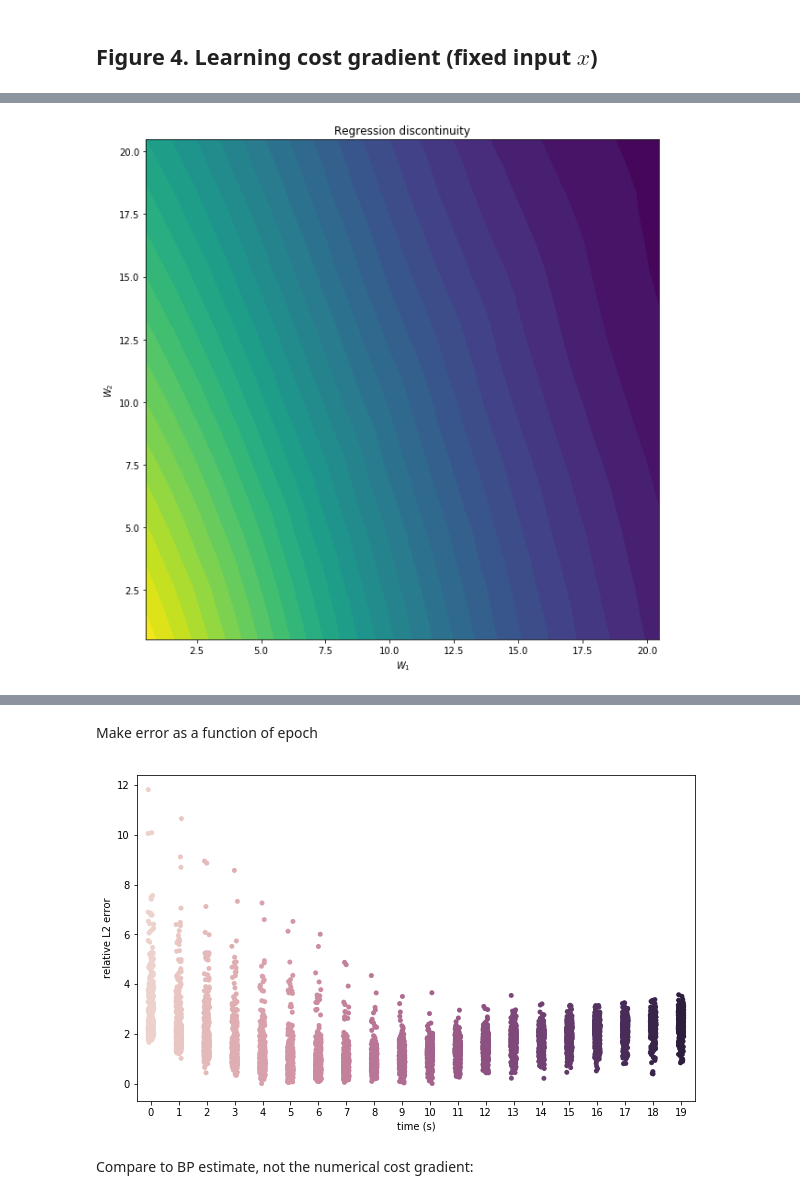
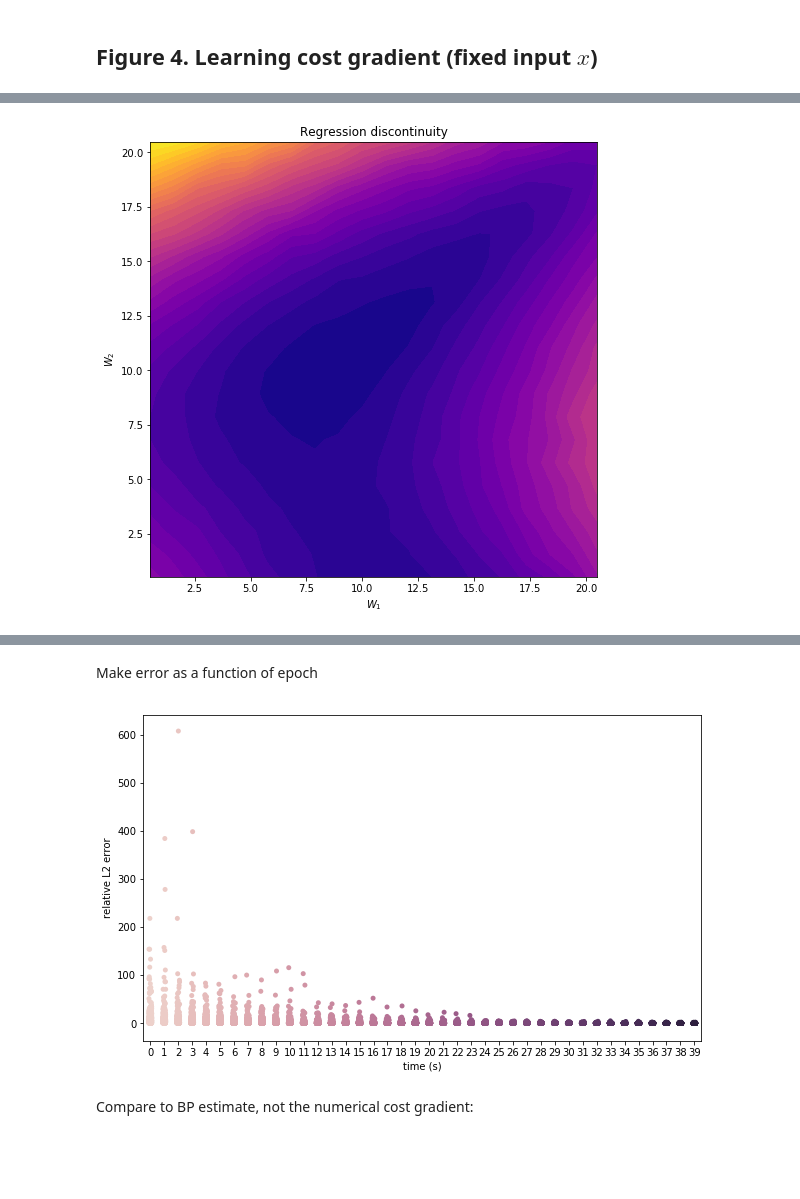
Before and after one commit to benlansdell/rdd, a Jupyter notebook: fig_4_learning_beta.ipynb, the cells around one changed output, grey strips where cells are left out. Cells and saved outputs as stored; diff of their text form; code cells hidden in the pictures; blank space fills up the shorter version.

```diff
--- a/fig_4_learning_beta.ipynb
+++ b/fig_4_learning_beta.ipynb
@@ -46,3 +44,9 @@ ds = exp_filter[0]
 
 cost2 = np.zeros((N,N))
 cost2_tmp = np.zeros((nsims,hs.shape[4]))
+
+B1 = 2
+B2 = 7
+x = .05
+y = 0.15
+z = -0.2
@@ -55,7 +61,8 @@ for i in range(N):
             s1 = np.convolve(hs[i,j,k,0,:], exp_filter)[0:hs.shape[4]]
             s2 = np.convolve(hs[i,j,k,1,:], exp_filter)[0:hs.shape[4]]
             #cost2_tmp[k,:] = (B1*s1/4 - 30*x**2)**2 + (B2*s2 - 4*(B1*s1)**2)**2
-            cost2_tmp[k,:] = (B1*s1 + B2*s2 - x**2)**2
+            cost2_tmp[k,:] = (B1*s1-x)**2 + (z+B2*s2 - B2*(2*B1*s1-y)**2)**2
+            #cost2_tmp[k,:] = (B1*s1 + B2*s2 - x**2)**2
         cost2[i,j] = np.mean(cost2_tmp)
 # %% [output]
 W[0] = 0
@@ -79,22 +86,24 @@ W[0] = 17
 W[0] = 18
 W[0] = 19
 # %%
-learnt_beta = np.load('./sweeps/learningbeta_fixedx_sweepw.npz')
+learnt_beta = np.load('./sweeps/learningbeta_fixedx_sweepw_banana.npz')
 beta_rd = learnt_beta['beta_rd']
 beta_rd_true = learnt_beta['beta_rd_true']
 wmax = 20
+#print(beta_rd.shape)
 # %%
 #Plot learning progress over cost function as quiver plots
 grad = np.gradient(cost2)
 X, Y = np.meshgrid(np.linspace(1,wmax,N), np.linspace(1,wmax,N))
-for ep in range(beta_rd.shape[3]):
-    fig, ax1 = plt.subplots(1,1,figsize=(8,8))
-    a=ax1.contourf(cost2, 30, cmap='viridis', origin='lower', extent=[0, wmax+1, 0, wmax+1])
-    ax1.quiver(X, Y, -beta_rd[:,:,1,ep], -beta_rd[:,:,0,ep], color=(1, 0, 0))
-    ax1.quiver(X, Y, -grad[1], -grad[0], color=(1, 1, 1))
-    ax1.set_title("Regression discontinuity")
-    ax1.set_xlabel('$W_1$')
-    ax1.set_ylabel('$W_2$')
-    ax1.set_title('Epoch: %d'%ep)
-    fig.colorbar(a);
+#for ep in range(beta_rd.shape[3]):
+ep = 19
+fig, ax1 = plt.subplots(1,1,figsize=(8,8))
+a=ax1.contourf(np.log(cost2), 30, cmap='plasma', origin='lower', extent=[0, wmax+1, 0, wmax+1])
+ax1.quiver(X, Y, -beta_rd[:,:,1,ep], -beta_rd[:,:,0,ep], color=(1, 0, 0))
+ax1.quiver(X, Y, -grad[1], -grad[0], color=(1, 1, 1))
+ax1.set_title("Regression discontinuity")
+ax1.set_xlabel('$W_1$')
+ax1.set_ylabel('$W_2$')
+ax1.set_title('Epoch: %d'%ep)
+#fig.colorbar(a);
 # %% [output]
@@ -114,27 +112,27 @@ for ep in range(beta_rd.shape[3]):
 # %%
-fig, ax1 = plt.subplots(1,1,figsize=(10,10))
+fig, ax1 = plt.subplots(1,1,figsize=(8,8))
 grad = np.gradient(cost2)
 X, Y = np.meshgrid(np.linspace(1,wmax,N), np.linspace(1,wmax,N))
 
 def init():
-    a=ax1.contourf(cost2, 30, cmap='viridis', origin='lower', extent=[0, wmax+1, 0, wmax+1])
+    a=ax1.contourf(np.log(cost2), 30, cmap='plasma', origin='lower', extent=[0, wmax+1, 0, wmax+1])
     ax1.set_title("Regression discontinuity")
     ax1.set_xlabel('$W_1$')
     ax1.set_ylabel('$W_2$')
     #fig.colorbar(a);
     return (a,)
 
 def animate(ep):
-    a=ax1.contourf(cost2, 30, cmap='viridis', origin='lower', extent=[0, wmax+1, 0, wmax+1])
+    a=ax1.contourf(np.log(cost2), 30, cmap='plasma', origin='lower', extent=[0, wmax+1, 0, wmax+1])
     ax1.quiver(X, Y, -beta_rd[:,:,1,ep], -beta_rd[:,:,0,ep], color=(1, 0, 0))
     ax1.quiver(X, Y, -grad[1], -grad[0], color=(1, 1, 1))
     ax1.set_title('Epoch: %d'%ep)
     return (None,)
 
 anim = animation.FuncAnimation(fig, animate, init_func=init,
-                               frames=20, interval=500, blit=False)
+                               frames=40, interval=500, blit=False)
 # %% [output]
-[figure, old version]
+[figure, new version]
 # %%
 rc('animation', html='html5')
 matplotlib.rcParams['animation.writer'] = 'avconv'
@@ -152,11 +150,11 @@ errors_rd = errors_rd.reshape((-1,1,beta_rd.shape[3]));
 # %%
 data = pd.DataFrame(errors_rd[:,0,:])
 #sns.violinplot(data=data, palette="muted", jitter=True)
-ax = sns.stripplot(data=data, palette=sns.cubehelix_palette(20), jitter=True)
+ax = sns.stripplot(data=data, palette=sns.cubehelix_palette(40), jitter=True)
 ax.set_ylabel("relative L2 error")
 ax.set_xlabel('time (s)');
 # %% [output]
-[figure, old version]
+[figure, new version]
 # %% [markdown]
 Compare to BP estimate, not the numerical cost gradient:
 # %%
```
Also changed, not shown: parts of 4 cells of this notebook, 10 other files.
